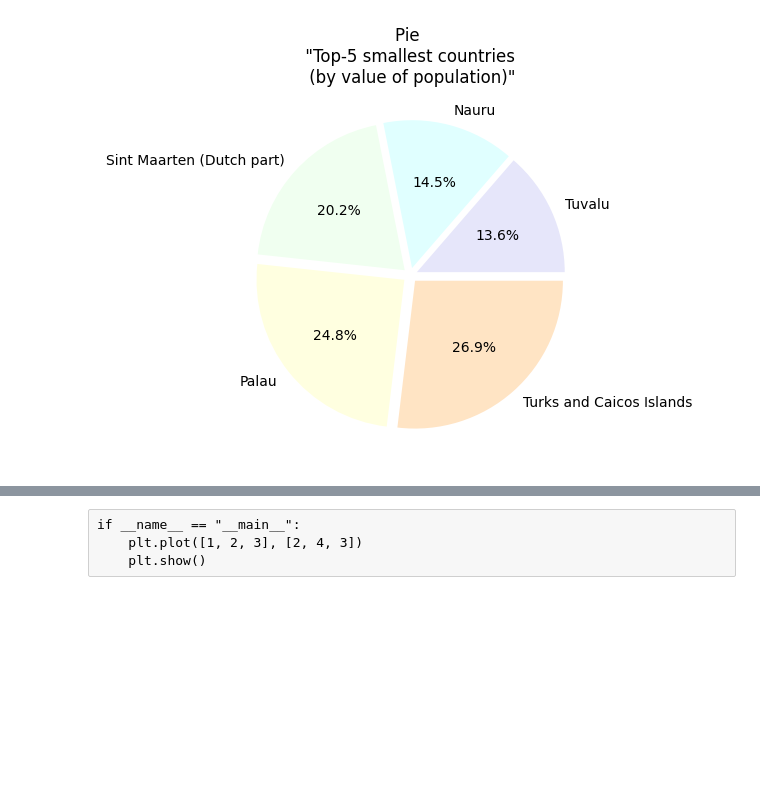
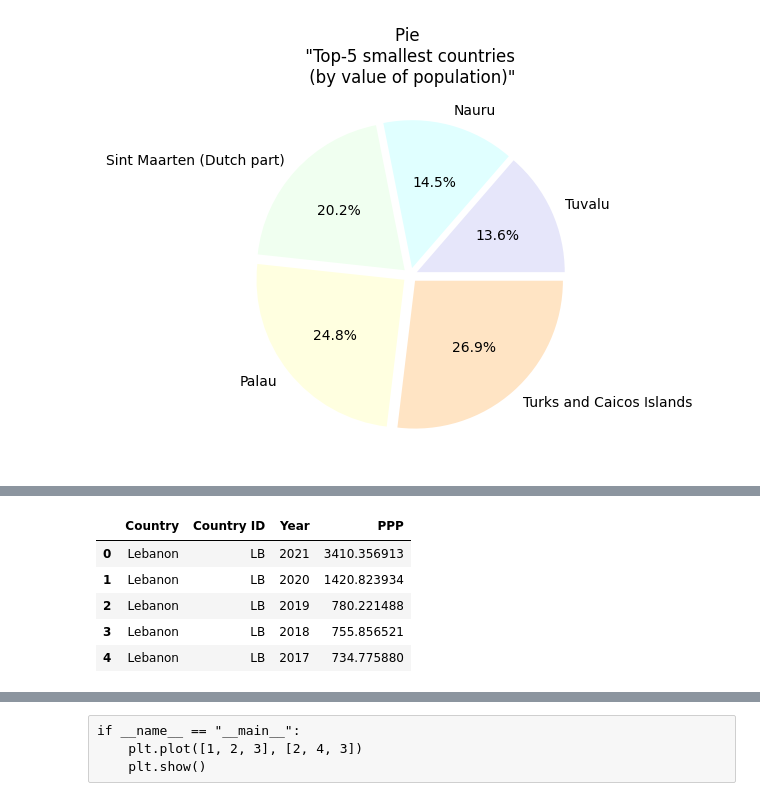
Before and after one commit to alenaporoskun/ssu_2023_pbd, a Jupyter notebook: labs/lab7/samples/sample.ipynb, the cells around one changed output, grey strips where cells are left out. Cells and saved outputs as stored; diff of their text form; code cells hidden in the pictures; blank space fills up the shorter version.

```diff
--- a/labs/lab7/samples/sample.ipynb
+++ b/labs/lab7/samples/sample.ipynb
@@ -163,0 +179,10 @@ res.savefig('./tables and graphs/pie1_population.png')
+# %%
+data_ppp = pd.read_csv('../src/ppp/ppp-gdp.csv')
+data_ppp.head()
+# %% [output]
+|  | Country | Country ID | Year | PPP |
+| 0 | Lebanon | LB | 2021 | 3410.356913 |
+| 1 | Lebanon | LB | 2020 | 1420.823934 |
+| 2 | Lebanon | LB | 2019 | 780.221488 |
+| 3 | Lebanon | LB | 2018 | 755.856521 |
+| 4 | Lebanon | LB | 2017 | 734.775880 |
```
Also changed, not shown: parts of 24 cells of this notebook, 4 other files.
